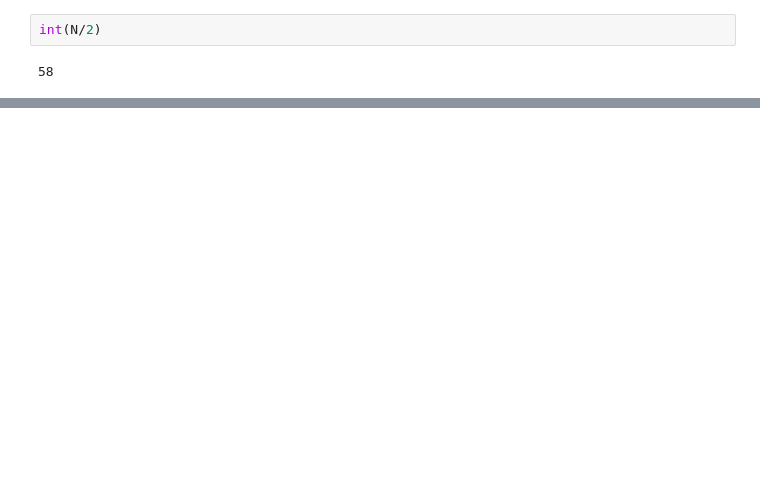
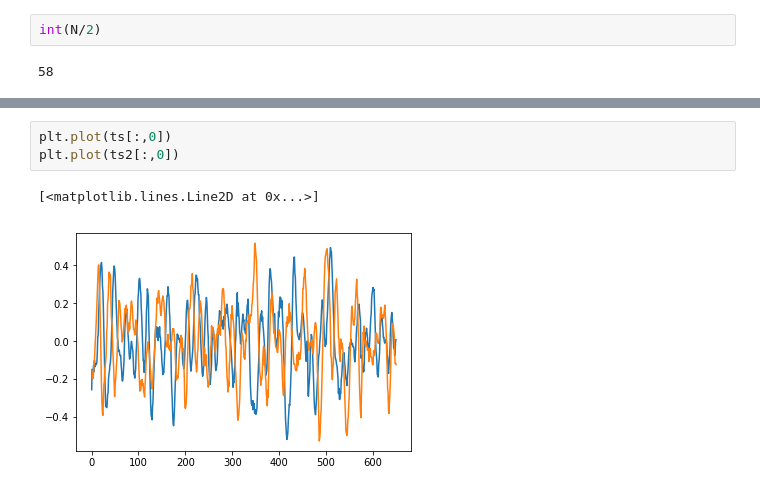
Before and after one commit to majdabd/ADBN, a Jupyter notebook: Phase_randomization_test.ipynb, the cells around one changed output, grey strips where cells are left out. Drawn from its saved outputs; the diff is of its cells as text; blank space fills up the shorter version.

```diff
--- a/Phase_randomization_test.ipynb
+++ b/Phase_randomization_test.ipynb
@@ -70,0 +187,6 @@ int(N/2)
+# %%
+plt.plot(ts[:,0])
+plt.plot(ts2[:,0])
+# %% [output]
+[<matplotlib.lines.Line2D at 0x...>]
+[figure, added]
```
Also changed, not shown: parts of 20 cells of this notebook.
